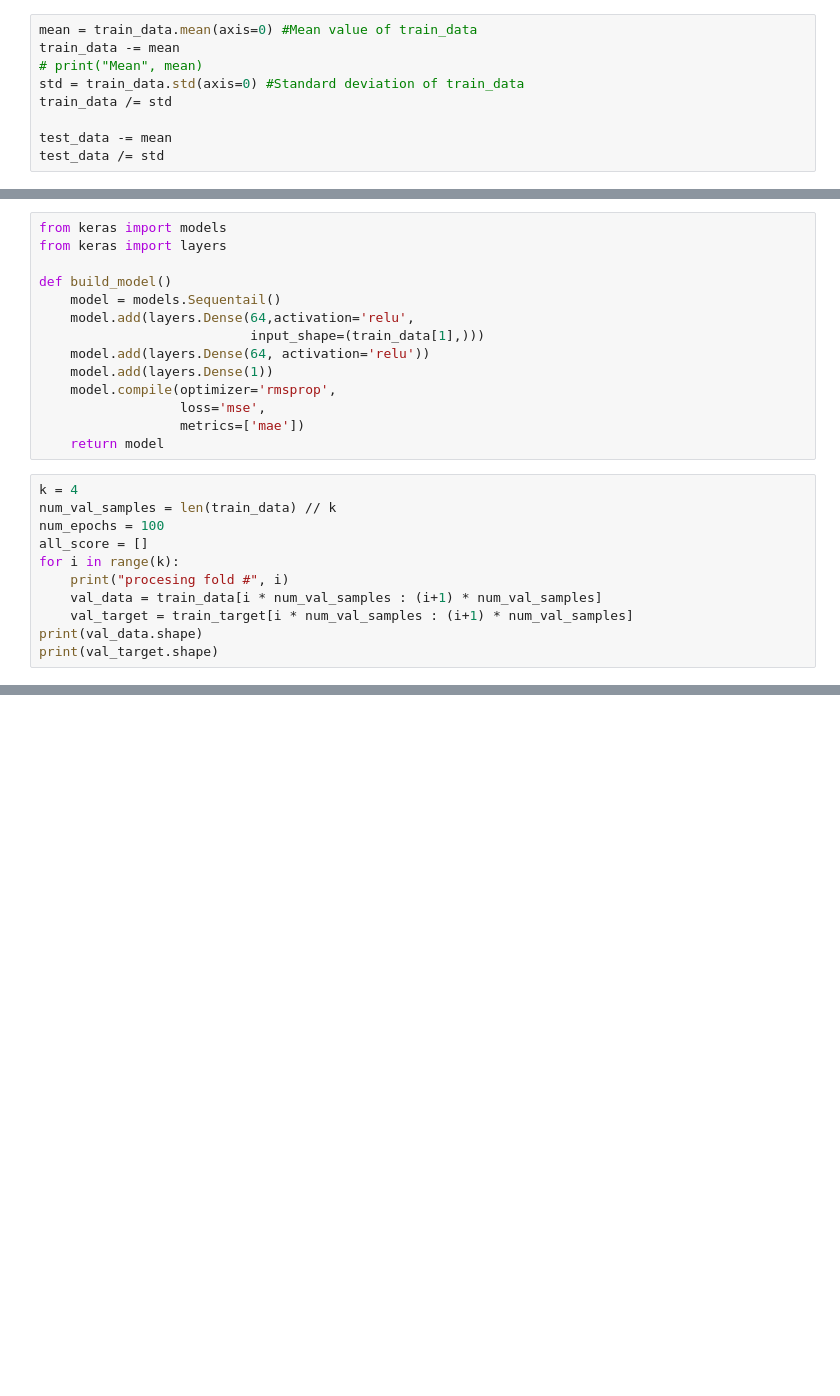
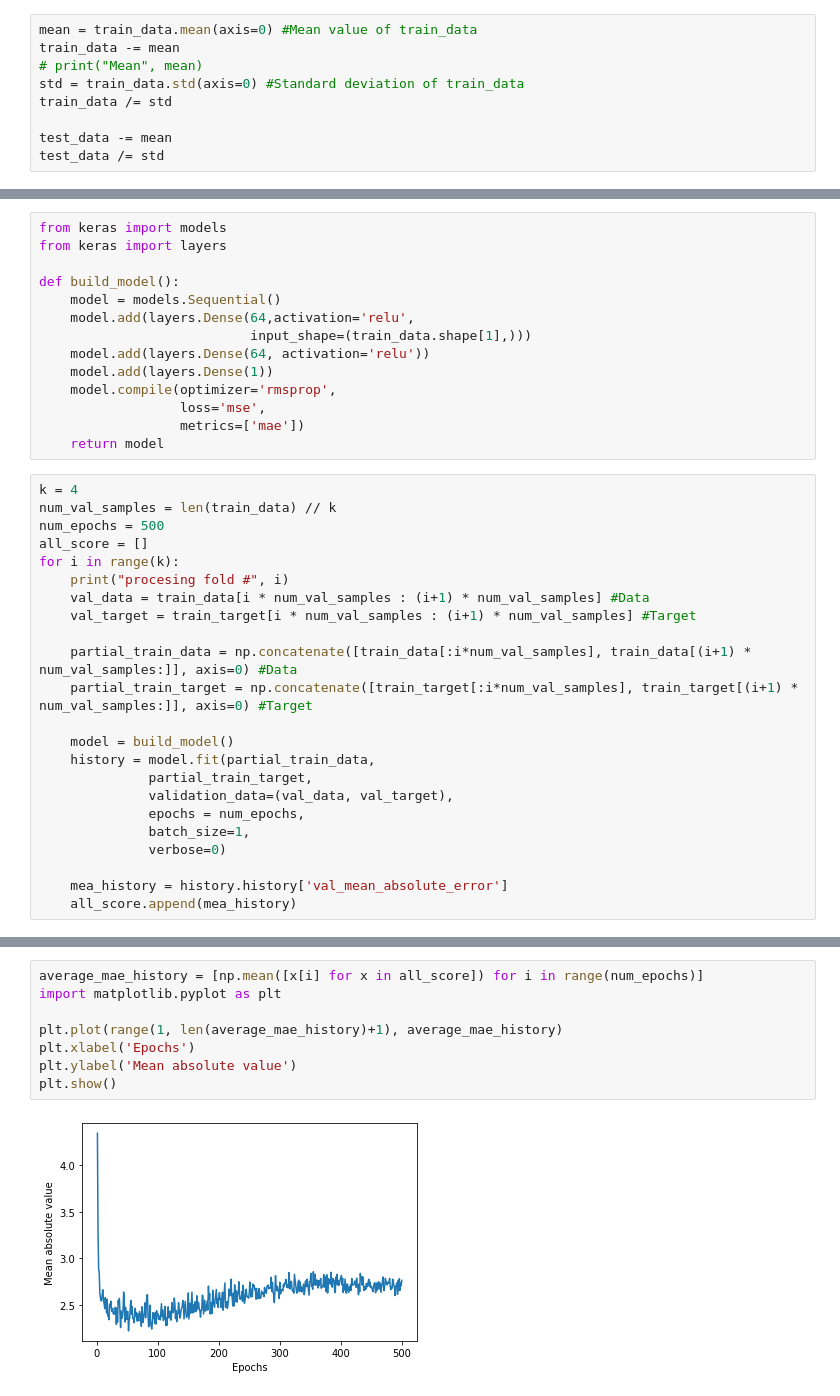
Before and after one commit to OrJaku/Machine_Learning, a Jupyter notebook: Boston_housing.ipynb, the cells around one changed output, grey strips where cells are left out. Cells and saved outputs as stored; diff of their text form; blank space fills up the shorter version.

```diff
--- a/Boston_housing.ipynb
+++ b/Boston_housing.ipynb
@@ -18,10 +23,10 @@ test_data /= std
 from keras import models
 from keras import layers
 
-def build_model()
-    model = models.Sequentail()
+def build_model():
+    model = models.Sequential()
     model.add(layers.Dense(64,activation='relu',
-                           input_shape=(train_data[1],)))
+                           input_shape=(train_data.shape[1],)))
     model.add(layers.Dense(64, activation='relu'))
     model.add(layers.Dense(1))
     model.compile(optimizer='rmsprop',
@@ -31,13 +36,25 @@ def build_model()
 # %%
 k = 4
 num_val_samples = len(train_data) // k
-num_epochs = 100
+num_epochs = 500
 all_score = []
 for i in range(k):
     print("procesing fold #", i)
-    val_data = train_data[i * num_val_samples : (i+1) * num_val_samples]
-    val_target = train_target[i * num_val_samples : (i+1) * num_val_samples]
-print(val_data.shape)
-print(val_target.shape)
+    val_data = train_data[i * num_val_samples : (i+1) * num_val_samples] #Data
+    val_target = train_target[i * num_val_samples : (i+1) * num_val_samples] #Target
+
+    partial_train_data = np.concatenate([train_data[:i*num_val_samples], train_data[(i+1) * num_val_samples:]], axis=0) #Data
+    partial_train_target = np.concatenate([train_target[:i*num_val_samples], train_target[(i+1) * num_val_samples:]], axis=0) #Target
+
+    model = build_model()
+    history = model.fit(partial_train_data,
+              partial_train_target,
+              validation_data=(val_data, val_target),
+              epochs = num_epochs,
+              batch_size=1,
+              verbose=0)
+
+    mea_history = history.history['val_mean_absolute_error']
+    all_score.append(mea_history)
 # %% [output]
 procesing fold # 0
@@ -48,0 +83,10 @@ procesing fold # 3
+# %%
+average_mae_history = [np.mean([x[i] for x in all_score]) for i in range(num_epochs)]
+import matplotlib.pyplot as plt
+
+plt.plot(range(1, len(average_mae_history)+1), average_mae_history)
+plt.xlabel('Epochs')
+plt.ylabel('Mean absolute value')
+plt.show()
+# %% [output]
+[figure, added]
```
Also changed, not shown: parts of 3 cells of this notebook.
